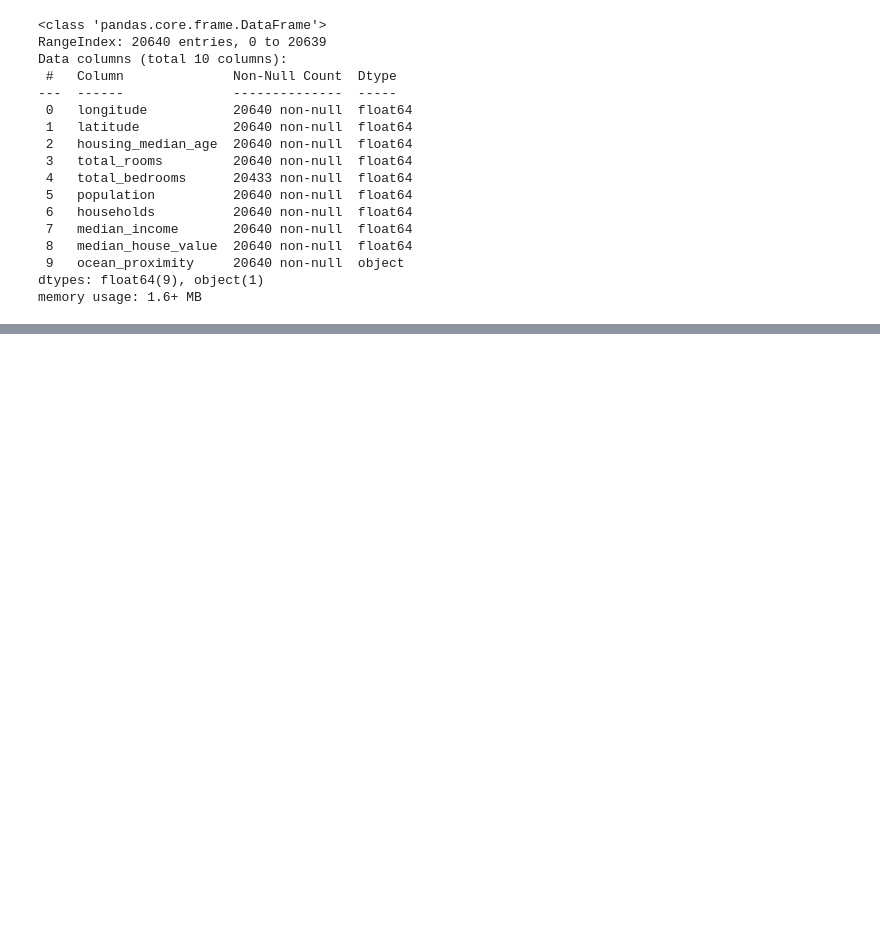
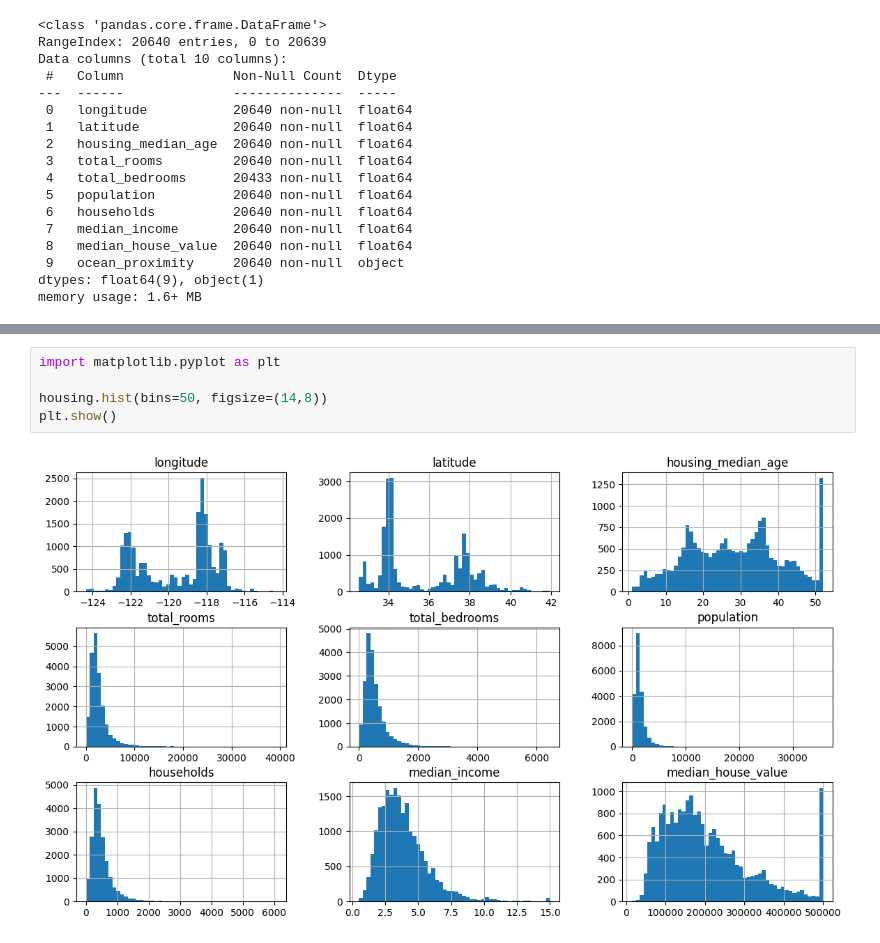
Before and after one commit to ashanviii/Median-Housing-Price, a Jupyter notebook: Median_Housing_Price.ipynb, the cells around one changed output, grey strips where cells are left out. Saved outputs shown, nothing was run; the diff lists cells and outputs as text; blank space fills up the shorter version.

```diff
--- a/Median_Housing_Price.ipynb
+++ b/Median_Housing_Price.ipynb
@@ -55,0 +79,7 @@ memory usage: 1.6+ MB
+# %%
+import matplotlib.pyplot as plt
+
+housing.hist(bins=50, figsize=(14,8))
+plt.show()
+# %% [output]
+[figure, added]
```
Also changed, not shown: parts of 2 cells of this notebook.
